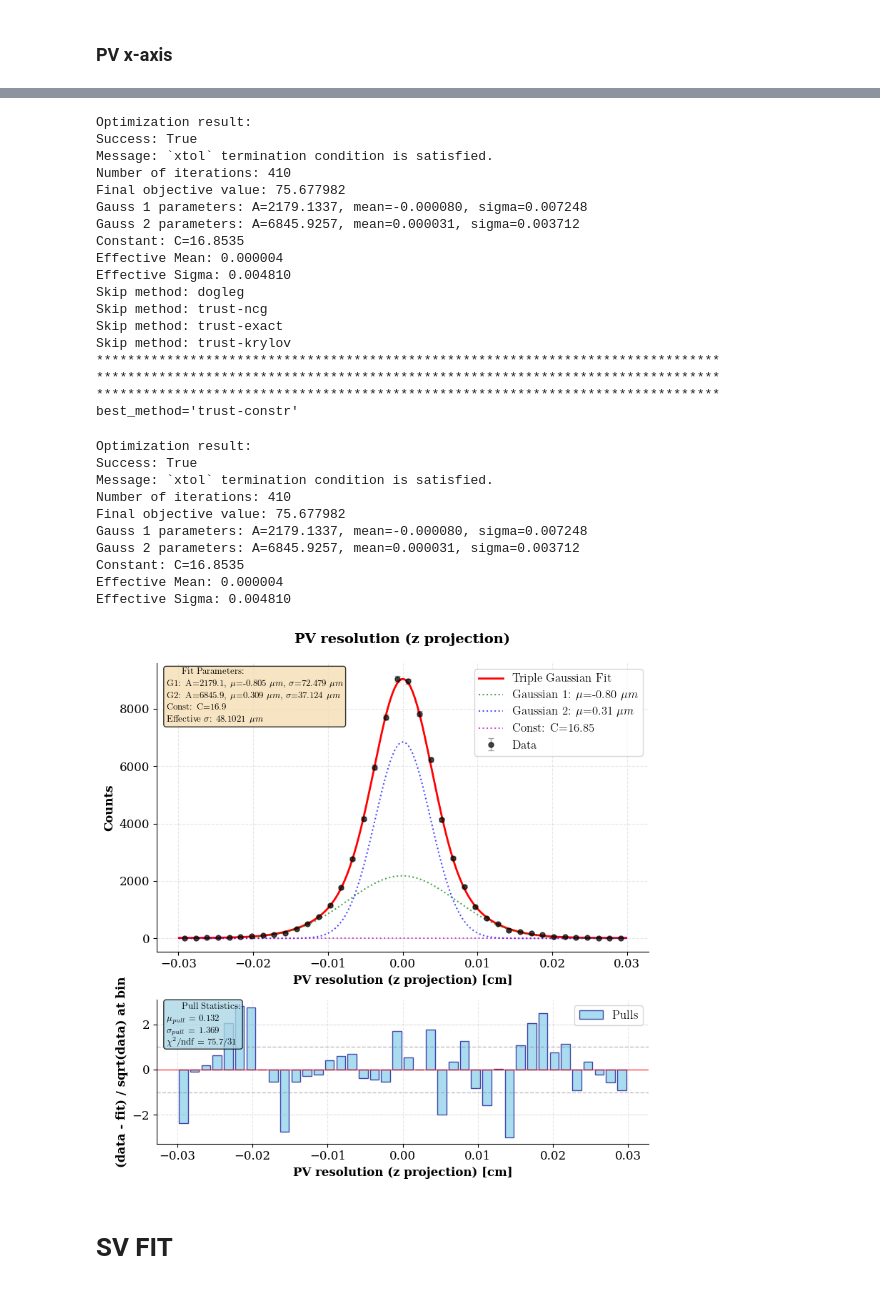
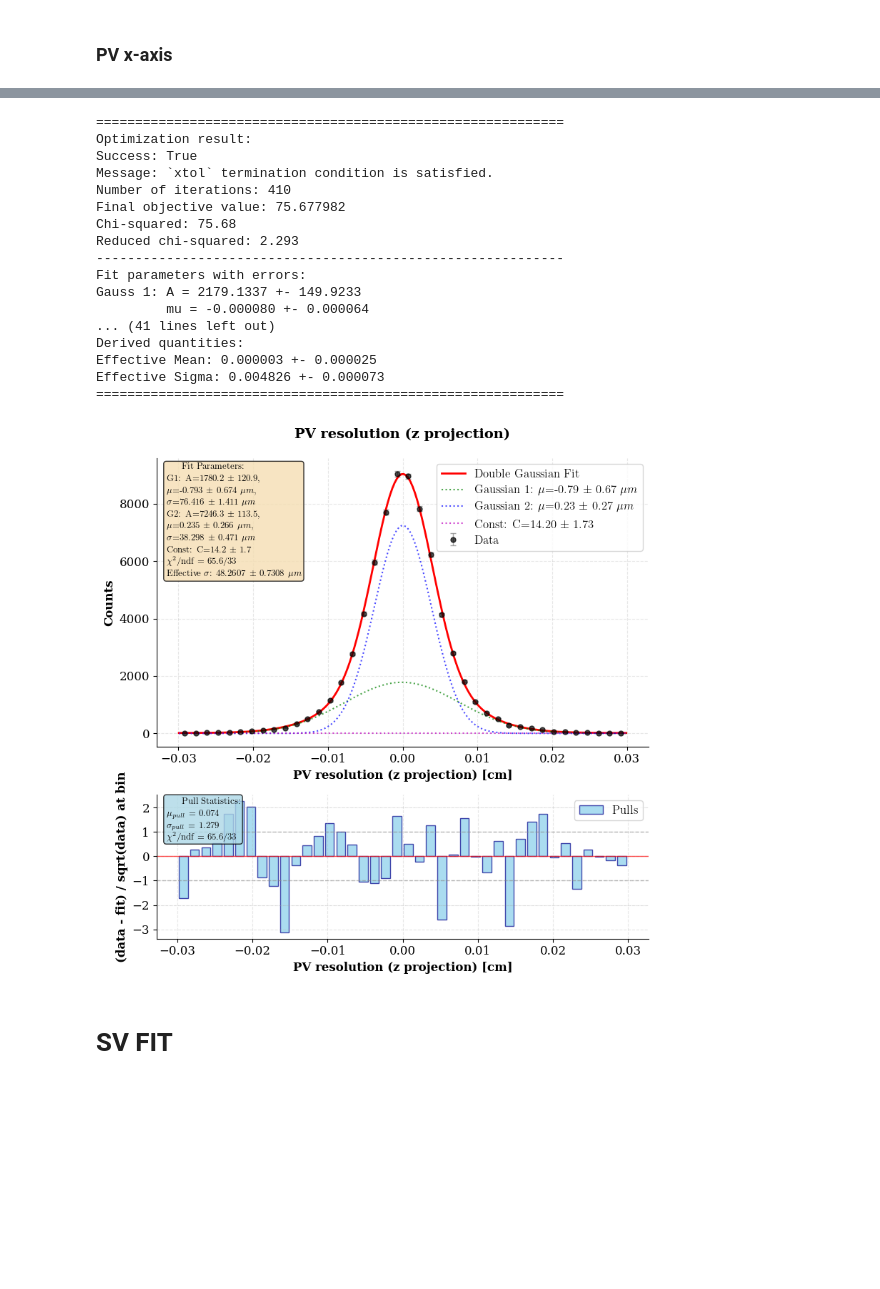
Before and after one commit to ArtSmirnovCH/SPD-Lc-pKpi-27, a Jupyter notebook: analysis_notebooks/fits.ipynb, the cells around one changed output, grey strips where cells are left out. Drawn from its saved outputs; the diff is of its cells as text; code cells hidden in the pictures; blank space fills up the shorter version.

```diff
--- a/analysis_notebooks/fits.ipynb
+++ b/analysis_notebooks/fits.ipynb
@@ -233,25 +229,34 @@ best_method = None
 
 for method in methods:
 
+    print(f'Method: {method}')
+
     if method in ('SLSQP'):
+        print(f'Skip method: {method}')
         continue
 
     try:
-        result = fit_distr_double_gauss(
+        fit_res = fit_distr_double_gauss(
             distr=sig_PV_df_sel,
-            distr_name=distr_name,
             title=distr_name,
             x_label=distr_name + ' [cm]',
             optimize_method=method,
             plot=False,
-            bins=40
+            bins=40,
+            max_iter=1000
         )
     except:
         print(f'Skip method: {method}')
         continue
 
-    if result.success and result.fun < min_loss:
+    result = fit_res['result']
+
+    if result['success'] and result['fun'] < min_loss:
+        print('*'*100)
+        print(f'New best method: {method}, success: {result['success']}')
+        print('*'*100)
         best_method = method
+        min_loss = result['fun']
 
 print('*' * 80)
 print('*' * 80)
@@ -263,7 +268,6 @@ if best_method is None:
 
 result = fit_distr_double_gauss(
     distr=sig_PV_df_sel,
-    distr_name=distr_name,
     title='PV resolution (y projection)',
     x_label='PV resolution (y projection) [cm]',
     optimize_method=best_method,
@@ -366,25 +370,34 @@ best_method = None
 
 for method in methods:
 
-    # if method in ('trust-constr', 'SLSQP'):
-    #     continue
+    print(f'Method: {method}')
+
+    if method in ('SLSQP'):
+        print(f'Skip method: {method}')
+        continue
 
     try:
-        result = fit_distr_double_gauss(
+        fit_res = fit_distr_double_gauss(
             distr=sig_PV_df_sel,
-            distr_name=distr_name,
             title=distr_name,
             x_label=distr_name + ' [cm]',
             optimize_method=method,
             plot=False,
-            bins=40
+            bins=40,
+            max_iter=1000
         )
     except:
         print(f'Skip method: {method}')
         continue
 
-    if result.success and result.fun < min_loss:
+    result = fit_res['result']
+
+    if result['success'] and result['fun'] < min_loss:
+        print('*'*100)
+        print(f'New best method: {method}, success: {result['success']}')
+        print('*'*100)
         best_method = method
+        min_loss = result['fun']
 
 print('*' * 80)
 print('*' * 80)
@@ -396,7 +409,6 @@ if best_method is None:
 
 result = fit_distr_double_gauss(
     distr=sig_PV_df_sel,
-    distr_name=distr_name,
     title='PV resolution (z projection)',
     x_label='PV resolution (z projection) [cm]',
     optimize_method=best_method,
@@ -461,32 +473,21 @@ Effective Sigma: 0.010681
+============================================================
 Optimization result:
 Success: True
 Message: `xtol` termination condition is satisfied.
 Number of iterations: 410
 Final objective value: 75.677982
-Gauss 1 parameters: A=2179.1337, mean=-0.000080, sigma=0.007248
-Gauss 2 parameters: A=6845.9257, mean=0.000031, sigma=0.003712
-Constant: C=16.8535
-Effective Mean: 0.000004
-Effective Sigma: 0.004810
-Skip method: dogleg
-Skip method: trust-ncg
-Skip method: trust-exact
-Skip method: trust-krylov
-********************************************************************************
-********************************************************************************
-********************************************************************************
-best_method='trust-constr'
+Chi-squared: 75.68
+Reduced chi-squared: 2.293
+------------------------------------------------------------
+Fit parameters with errors:
+Gauss 1: A = 2179.1337 +- 149.9233
+         mu = -0.000080 +- 0.000064
+... (41 lines left out)
+Derived quantities:
+Effective Mean: 0.000003 +- 0.000025
+Effective Sigma: 0.004826 +- 0.000073
+============================================================
-Optimization result:
-Success: True
-Message: `xtol` termination condition is satisfied.
-Number of iterations: 410
-Final objective value: 75.677982
-Gauss 1 parameters: A=2179.1337, mean=-0.000080, sigma=0.007248
-Gauss 2 parameters: A=6845.9257, mean=0.000031, sigma=0.003712
-Constant: C=16.8535
-Effective Mean: 0.000004
-Effective Sigma: 0.004810
-[figure, old version]
+[figure, new version]
 # %% [markdown]
 # SV FIT
 # %% [markdown]
```
Also changed, not shown: parts of 12 cells of this notebook, 22 other files.
